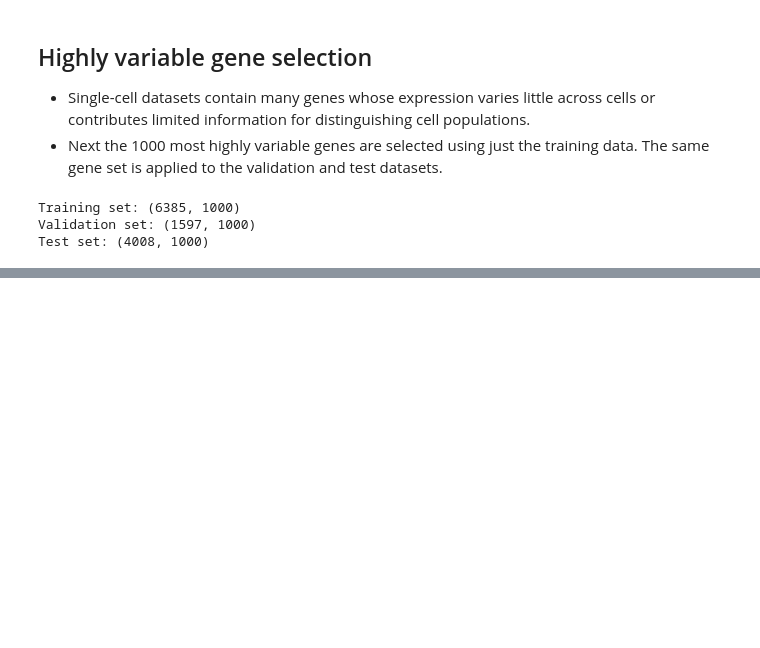
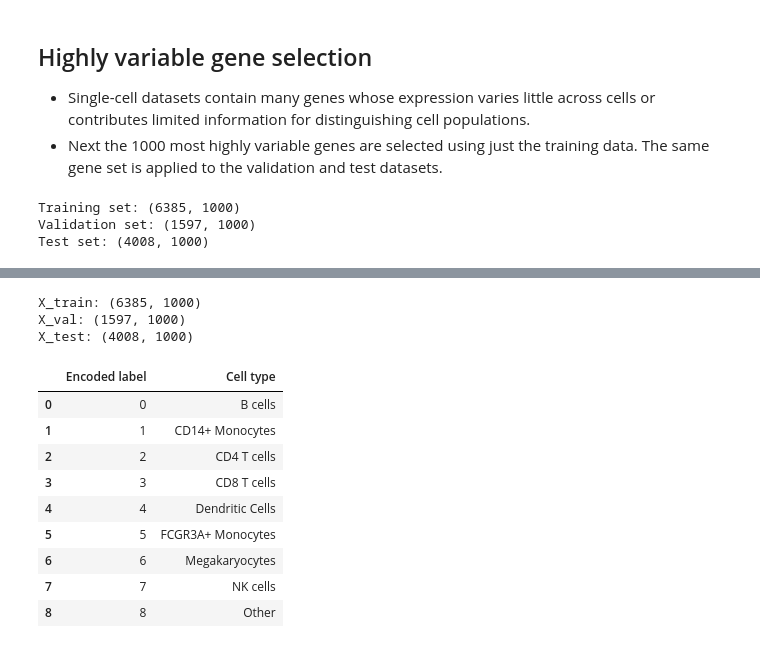
Before and after one commit to fionnualamoody/single-cell-interpretable-ml, a Jupyter notebook: notebooks/single_cell_data_exploration.ipynb, the cells around one changed output, grey strips where cells are left out. Saved outputs shown, nothing was run; the diff lists cells and outputs as text; code cells hidden in the pictures; blank space fills up the shorter version.

Commit message:
Prepare scaled features and encoded labels for modelling

```diff
--- a/notebooks/single_cell_data_exploration.ipynb
+++ b/notebooks/single_cell_data_exploration.ipynb
@@ -260,0 +266,50 @@ Test set: (4008, 1000)
+# %%
+from scipy.sparse import issparse
+
+def to_dense_array(adata_object):
+    X= adata_object.X
+
+    if issparse(X):
+        X = X.toarray()
+
+    return np.asarray(X, dtype=np.float32)
+
+X_train = to_dense_array(train)
+X_val = to_dense_array(val)
+X_test = to_dense_array(test)
+
+print("X_train:", X_train.shape)
+print("X_val:", X_val.shape)
+print("X_test:", X_test.shape)
+# %% [output]
+X_train: (6385, 1000)
+X_val: (1597, 1000)
+X_test: (4008, 1000)
+# %%
+# Encode cell-type labels
+
+from sklearn.preprocessing import LabelEncoder
+
+label_encoder = LabelEncoder()
+
+y_train = label_encoder.fit_transform(train.obs["str_labels"])
+y_val = label_encoder.fit_transform(val.obs["str_labels"])
+y_test = label_encoder.fit_transform(test.obs["str_labels"])
+
+label_mapping = pd.DataFrame({
+    "Encoded label": range(len(label_encoder.classes_)),
+    "Cell type": label_encoder.classes_
+})
+
+display(label_mapping)
+# %% [output]
+|  | Encoded label | Cell type |
+| 0 | 0 | B cells |
+| 1 | 1 | CD14+ Monocytes |
+| 2 | 2 | CD4 T cells |
+| 3 | 3 | CD8 T cells |
+| 4 | 4 | Dendritic Cells |
+| 5 | 5 | FCGR3A+ Monocytes |
+| 6 | 6 | Megakaryocytes |
+| 7 | 7 | NK cells |
+| 8 | 8 | Other |
```
Also changed, not shown: parts of 4 cells of this notebook.
